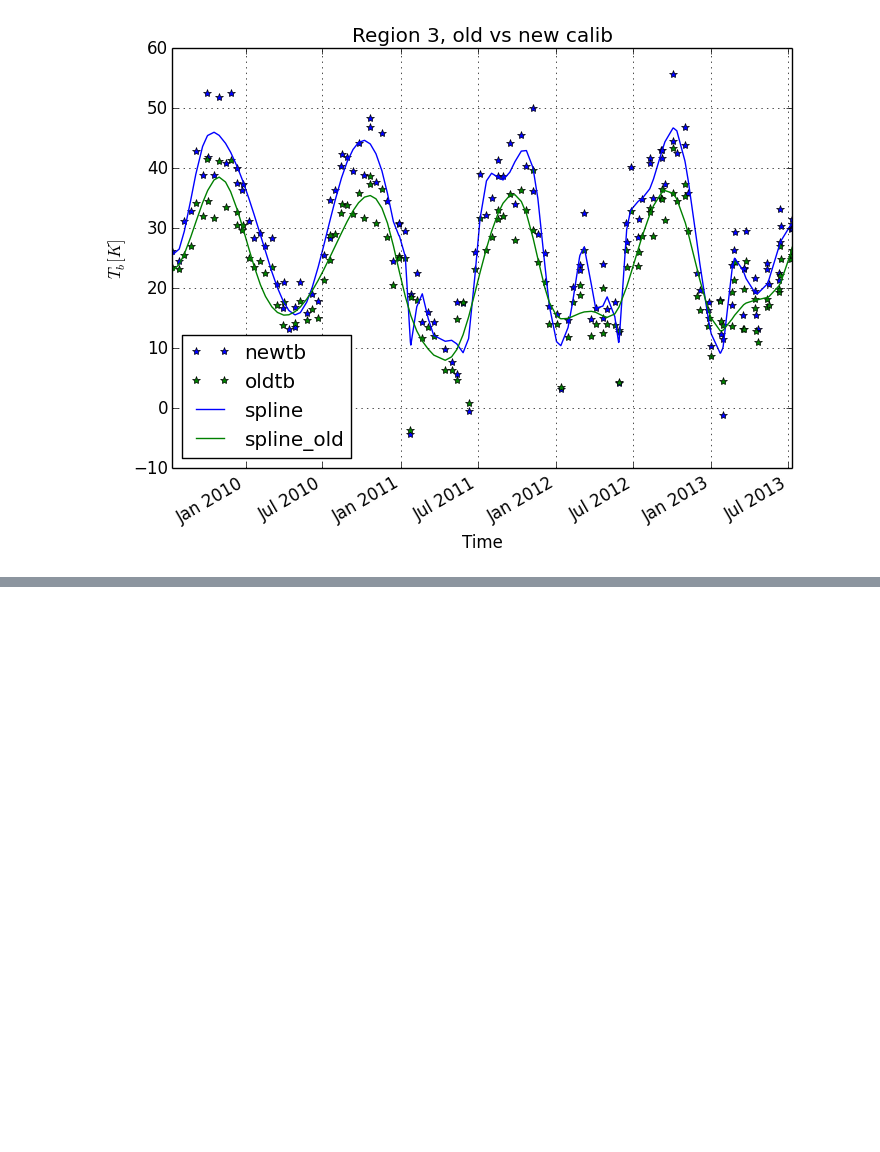
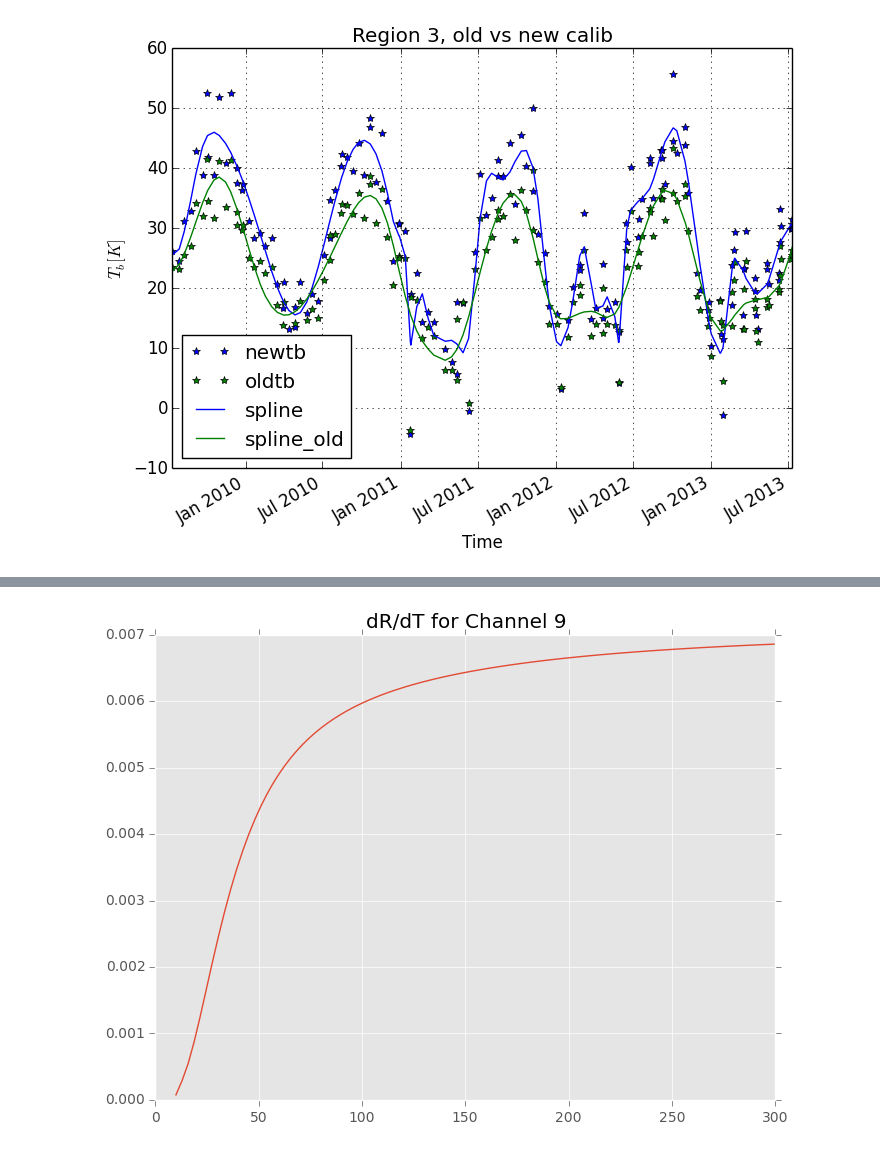
Before and after one commit to lro-diviner/divcalib, a Jupyter notebook: notebooks/analyses/LPSC14 Cold regions.ipynb, the cells around one changed output, grey strips where cells are left out. Saved outputs shown, nothing was run; the diff lists cells and outputs as text; code cells hidden in the pictures; blank space fills up the shorter version.

```diff
--- a/notebooks/analyses/LPSC14 Cold regions.ipynb
+++ b/notebooks/analyses/LPSC14 Cold regions.ipynb
@@ -114,0 +125,2 @@ savefig('/u/paige/maye/src/diviner/plots/region5.pdf')
+# %%
+mpl.style.use('ggplot')
@@ -114,0 +175,14 @@ savefig('/u/paige/maye/src/diviner/plots/region5.pdf')
+# %%
+temps = linspace(10, 300, 100)
+radiances = rbbtable.get_radiance(temps, 9)
+norm_to_abs_converter = pd.read_pickle('/u/paige/maye/src/diviner/diviner/data/Normalized_to_Absolute_Radiance.df')
+norm_to_abs_converter.columns = calib.thermal_channels
+radiances *= norm_to_abs_converter.get_value(2, 'b3')
+# %%
+dR_dT = np.gradient(radiances)
+# %%
+plot(temps, dR_dT)
+title("dR/dT for Channel 9")
+savefig('/u/paige/maye/plots/dR_dT_ch9.png')
+# %% [output]
+[figure, added]
```
Also changed, not shown: parts of 9 cells of this notebook.
